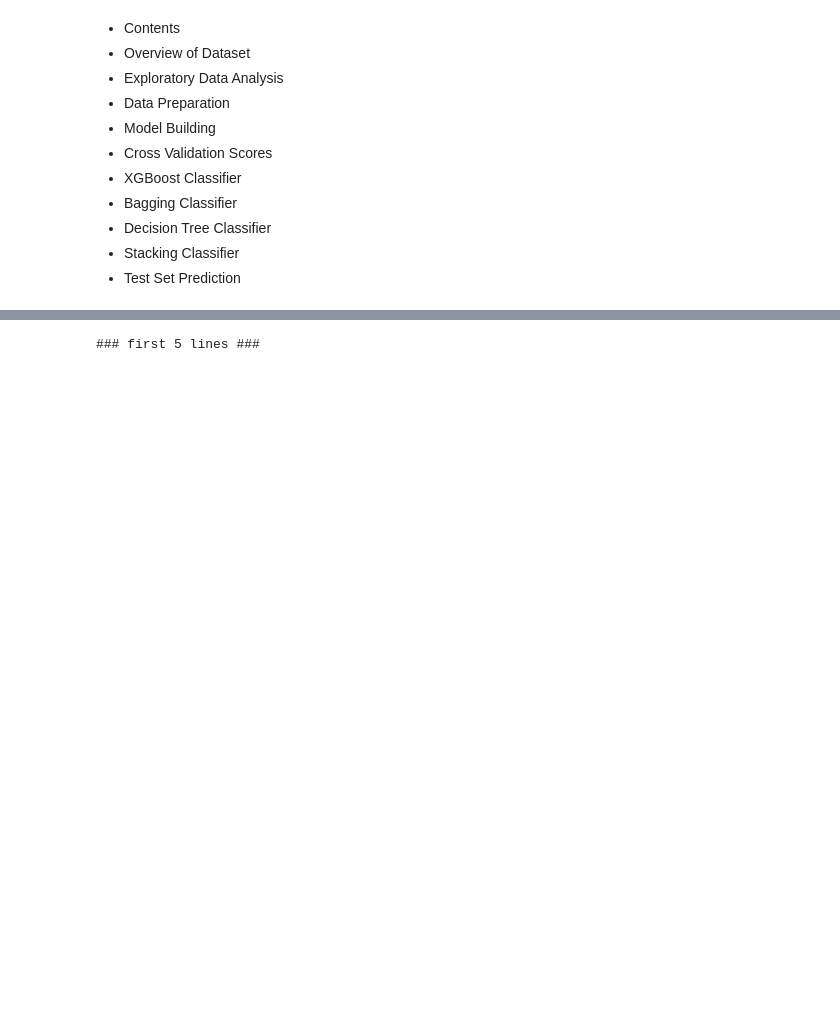
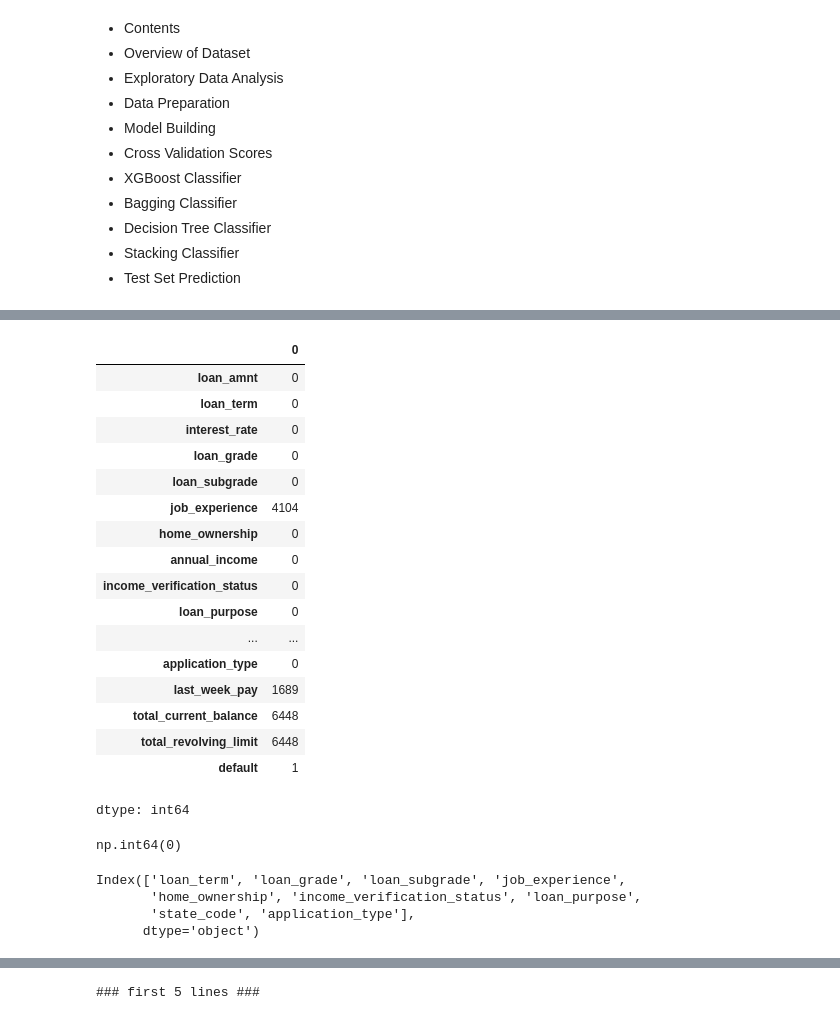
Before and after one commit to 8946-art/Boosting_eVISA_Business-Application, a Jupyter notebook: NBFC Loan Default.ipynb, the cells around one changed output, grey strips where cells are left out. Drawn from its saved outputs; the diff is of its cells as text; code cells hidden in the pictures; blank space fills up the shorter version.

```diff
--- a/NBFC Loan Default.ipynb
+++ b/NBFC Loan Default.ipynb
@@ -22,0 +210,34 @@
+# %%
+df.isnull().sum()
+# %% [output]
+|  | 0 |
+| loan_amnt | 0 |
+| loan_term | 0 |
+| interest_rate | 0 |
+| loan_grade | 0 |
+| loan_subgrade | 0 |
+| job_experience | 4104 |
+| home_ownership | 0 |
+| annual_income | 0 |
+| income_verification_status | 0 |
+| loan_purpose | 0 |
+| ... | ... |
+| application_type | 0 |
+| last_week_pay | 1689 |
+| total_current_balance | 6448 |
+| total_revolving_limit | 6448 |
+| default | 1 |
+dtype: int64
+# %%
+df.duplicated().sum()
+# %% [output]
+np.int64(0)
+# %%
+cat_cols = df.select_dtypes(include='object').columns
+df[cat_cols] = df[cat_cols].astype('category')
+df.select_dtypes(include='category').columns
+# %% [output]
+Index(['loan_term', 'loan_grade', 'loan_subgrade', 'job_experience',
+       'home_ownership', 'income_verification_status', 'loan_purpose',
+       'state_code', 'application_type'],
+      dtype='object')
```
Also changed, not shown: parts of 15 cells of this notebook.
